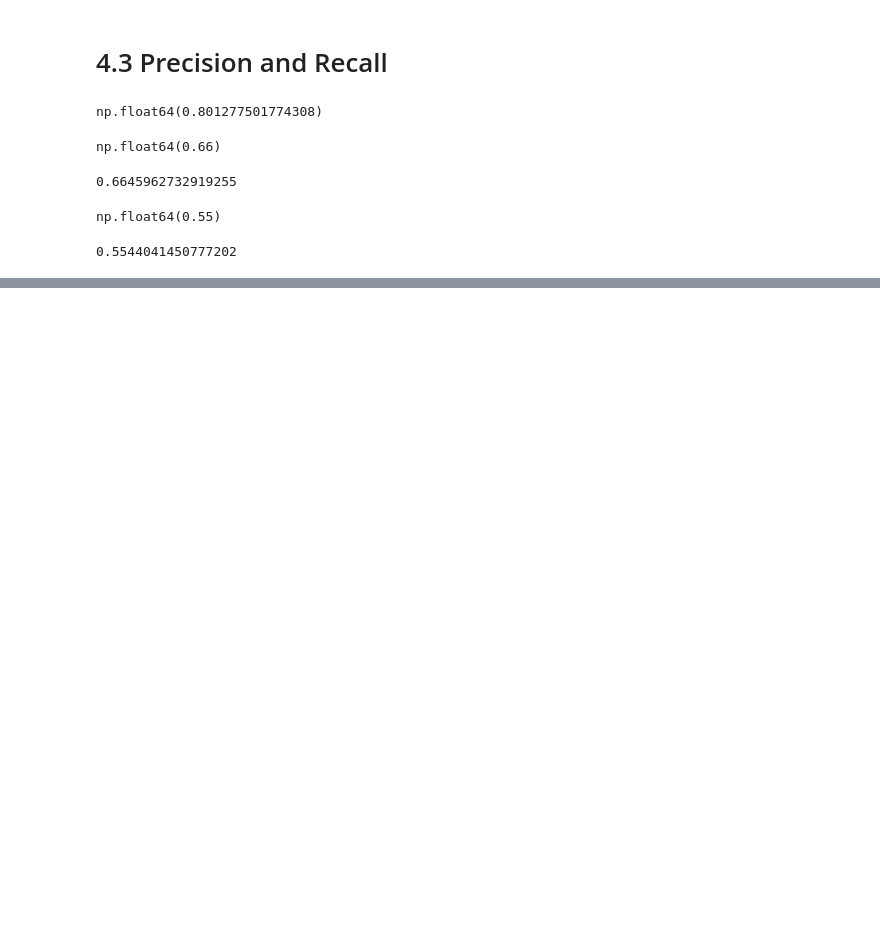
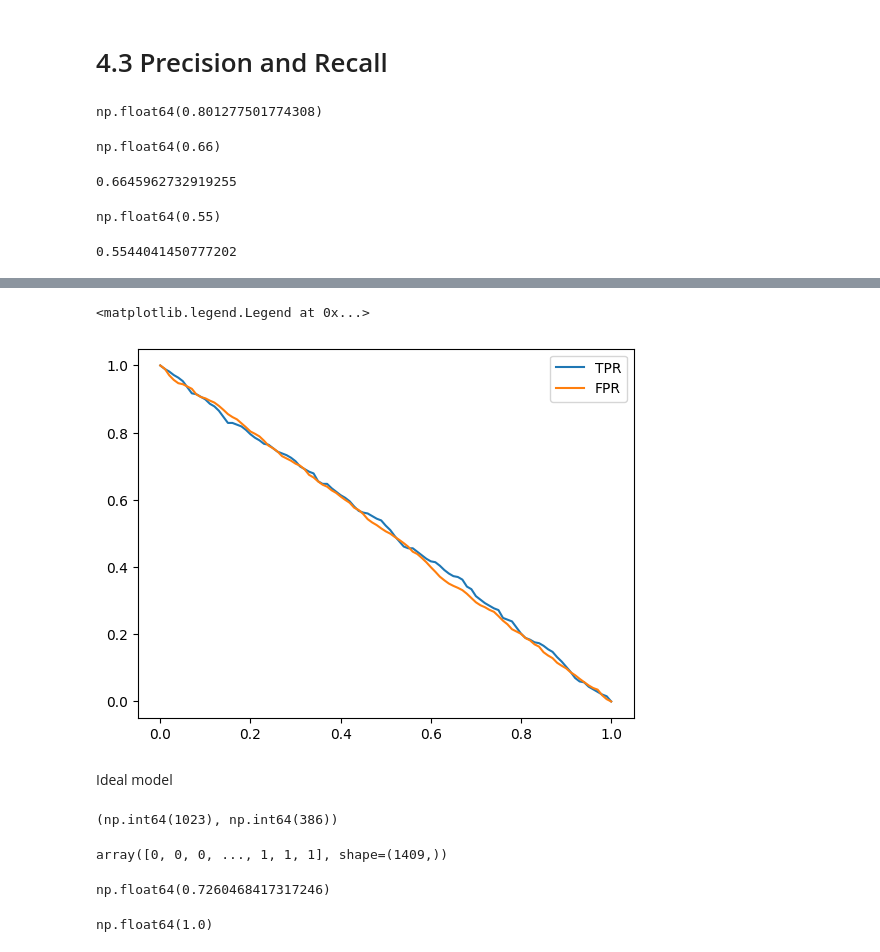
Before and after one commit to thePaulCode/machine-learning-zoomcamp, a Jupyter notebook: 04-metrics/01-churn_project.ipynb, the cells around one changed output, grey strips where cells are left out. Cells and saved outputs as stored; diff of their text form; code cells hidden in the pictures; blank space fills up the shorter version.

```diff
--- a/04-metrics/01-churn_project.ipynb
+++ b/04-metrics/01-churn_project.ipynb
@@ -1399,0 +1476,3 @@ np.float64(0.55)
+# %%
+np.random.seed(1)
+y_rand = np.random.uniform(0, 1, size=len(y_val))
@@ -1399,0 +1483,32 @@ np.float64(0.55)
+# %%
+def tpr_fpr_dataframe(y_val, y_pred):
+
+    threshold = np.linspace(0, 1, 101)
+    threshold
+
+    scoress = []
+
+    for t in threshold:
+        actual_positive = (y_val == 1)
+        actual_negative = (y_val == 0)
+
+        predict_positive = (y_pred >= t)
+        predict_negative = (y_pred < t)
+
+        tp = (predict_positive & actual_positive).sum()
+        tn = (predict_negative & actual_negative).sum()
+        fp = (predict_positive & actual_negative).sum()
+        fn = (predict_negative & actual_positive).sum()
+
+        scoress.append((t, tp, tn, fp, fn))
+
+    columns = ['threshold', 'tp', 'tn', 'fp', 'fn']
+    df_scoress = pd.DataFrame(scoress, columns=columns)
+
+    df_scoress['tpr'] = (df_scoress.tp / (df_scoress.tp + df_scoress.fn) )
+    df_scoress['fpr'] = (df_scoress.fp / (df_scoress.fp + df_scoress.tn) )
+
+    return df_scoress
+# %%
+df_rand = tpr_fpr_dataframe(y_val, y_rand)
+df_rand[::10]
@@ -1399,0 +1528,31 @@ np.float64(0.55)
+# %%
+plt.plot(df_rand['threshold'], df_rand['tpr'], label='TPR')
+plt.plot(df_rand['threshold'], df_rand['fpr'], label='FPR')
+plt.legend()
+# %% [output]
+<matplotlib.legend.Legend at 0x...>
+[figure, added]
+# %% [markdown]
+Ideal model
+# %%
+num_neg = (y_val == 0).sum()
+num_pos = (y_val == 1).sum()
+
+num_neg, num_pos
+# %% [output]
+(np.int64(1023), np.int64(386))
+# %%
+y_ideal = np.repeat([0, 1], [num_neg, num_pos])
+y_ideal
+# %% [output]
+array([0, 0, 0, ..., 1, 1, 1], shape=(1409,))
+# %%
+1 - y_val.mean()
+# %% [output]
+np.float64(0.7260468417317246)
+# %%
+y_ideal_pred = np.linspace(0,1, len(y_val))
+
+((y_ideal_pred >= 0.726) == y_ideal).mean()
+# %% [output]
+np.float64(1.0)
```
Also changed, not shown: parts of 16 cells of this notebook.
